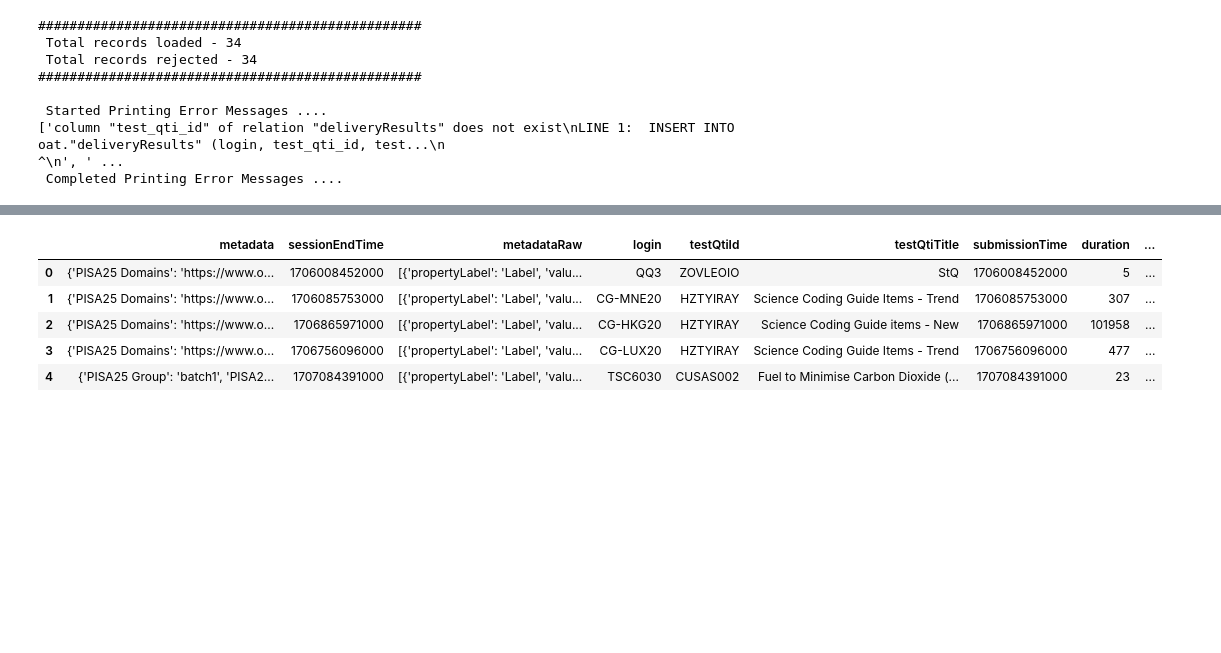
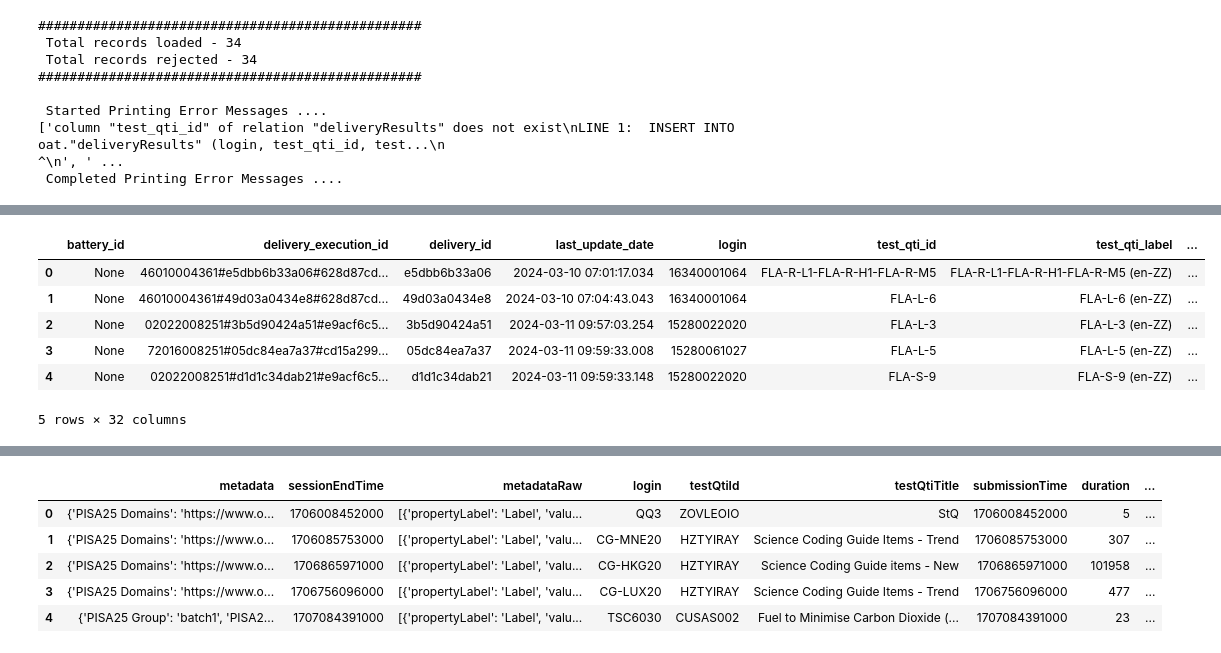
Before and after one commit to leonhead-acer/pisa2025-api-etl, a Jupyter notebook: Getting_started_with_Data_Extraction.ipynb, the cells around one changed output, grey strips where cells are left out. Saved outputs shown, nothing was run; the diff lists cells and outputs as text; code cells hidden in the pictures; blank space fills up the shorter version.

```diff
--- a/Getting_started_with_Data_Extraction.ipynb
+++ b/Getting_started_with_Data_Extraction.ipynb
@@ -835,0 +892,14 @@ for f in json_files:
+# %%
+json_dat = pd.json_normalize(df['raw_data'],max_level = 0)
+
+df1 = pd.concat([df.drop(['raw_data'],axis = 1),json_dat.drop(['login','last_update_date'],axis = 1)],axis = 1)
+df1.columns
+df1.head()
+# %% [output]
+|  | battery_id | delivery_execution_id | delivery_id | last_update_date | login | test_qti_id | test_qti_label | ... |
+| 0 | None | 46010004361#e5dbb6b33a06#628d87cd... | e5dbb6b33a06 | 2024-03-10 07:01:17.034 | 16340001064 | FLA-R-L1-FLA-R-H1-FLA-R-M5 | FLA-R-L1-FLA-R-H1-FLA-R-M5 (en-ZZ) | ... |
+| 1 | None | 46010004361#49d03a0434e8#628d87cd... | 49d03a0434e8 | 2024-03-10 07:04:43.043 | 16340001064 | FLA-L-6 | FLA-L-6 (en-ZZ) | ... |
+| 2 | None | 02022008251#3b5d90424a51#e9acf6c5... | 3b5d90424a51 | 2024-03-11 09:57:03.254 | 15280022020 | FLA-L-3 | FLA-L-3 (en-ZZ) | ... |
+| 3 | None | 72016008251#05dc84ea7a37#cd15a299... | 05dc84ea7a37 | 2024-03-11 09:59:33.008 | 15280061027 | FLA-L-5 | FLA-L-5 (en-ZZ) | ... |
+| 4 | None | 02022008251#d1d1c34dab21#e9acf6c5... | d1d1c34dab21 | 2024-03-11 09:59:33.148 | 15280022020 | FLA-S-9 | FLA-S-9 (en-ZZ) | ... |
+5 rows × 32 columns
```
Also changed, not shown: parts of 14 cells of this notebook.
